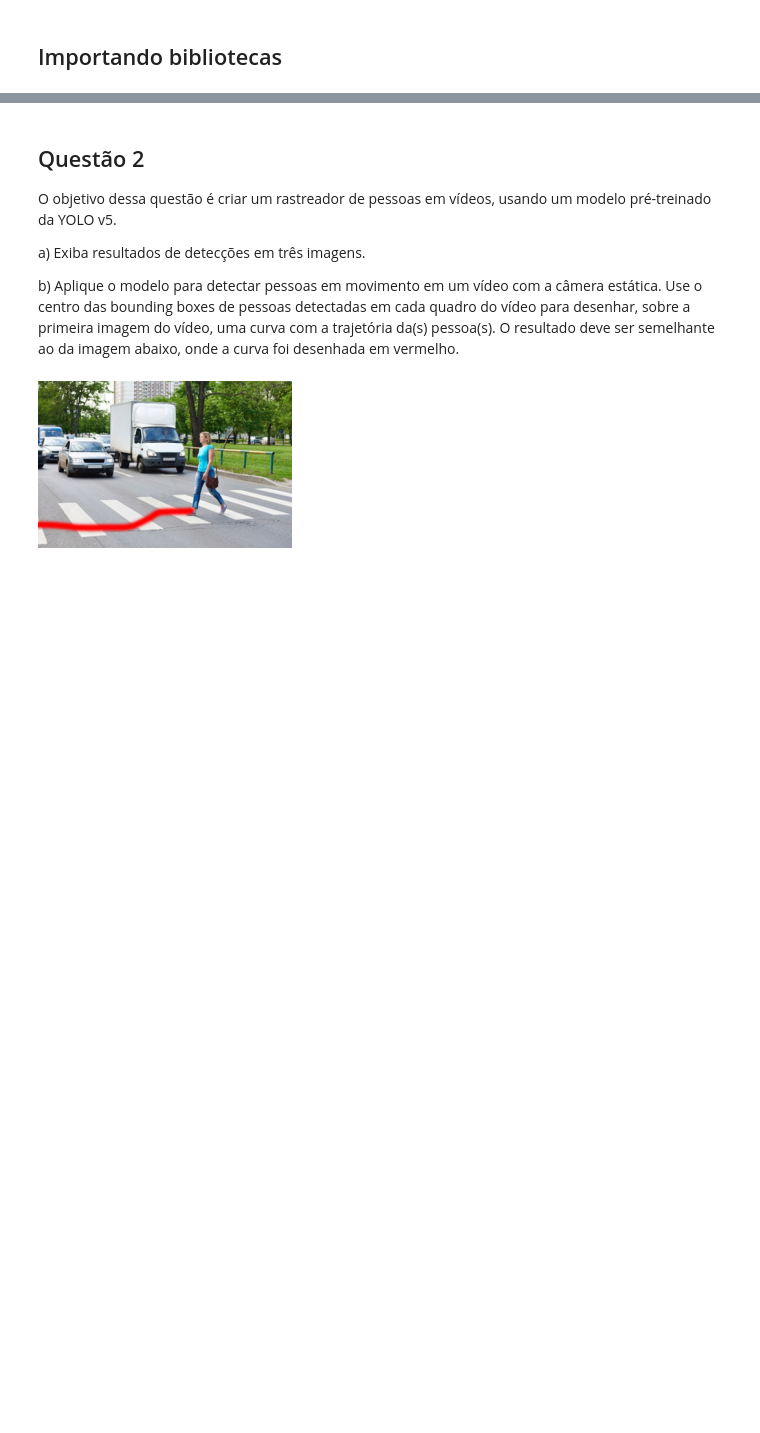
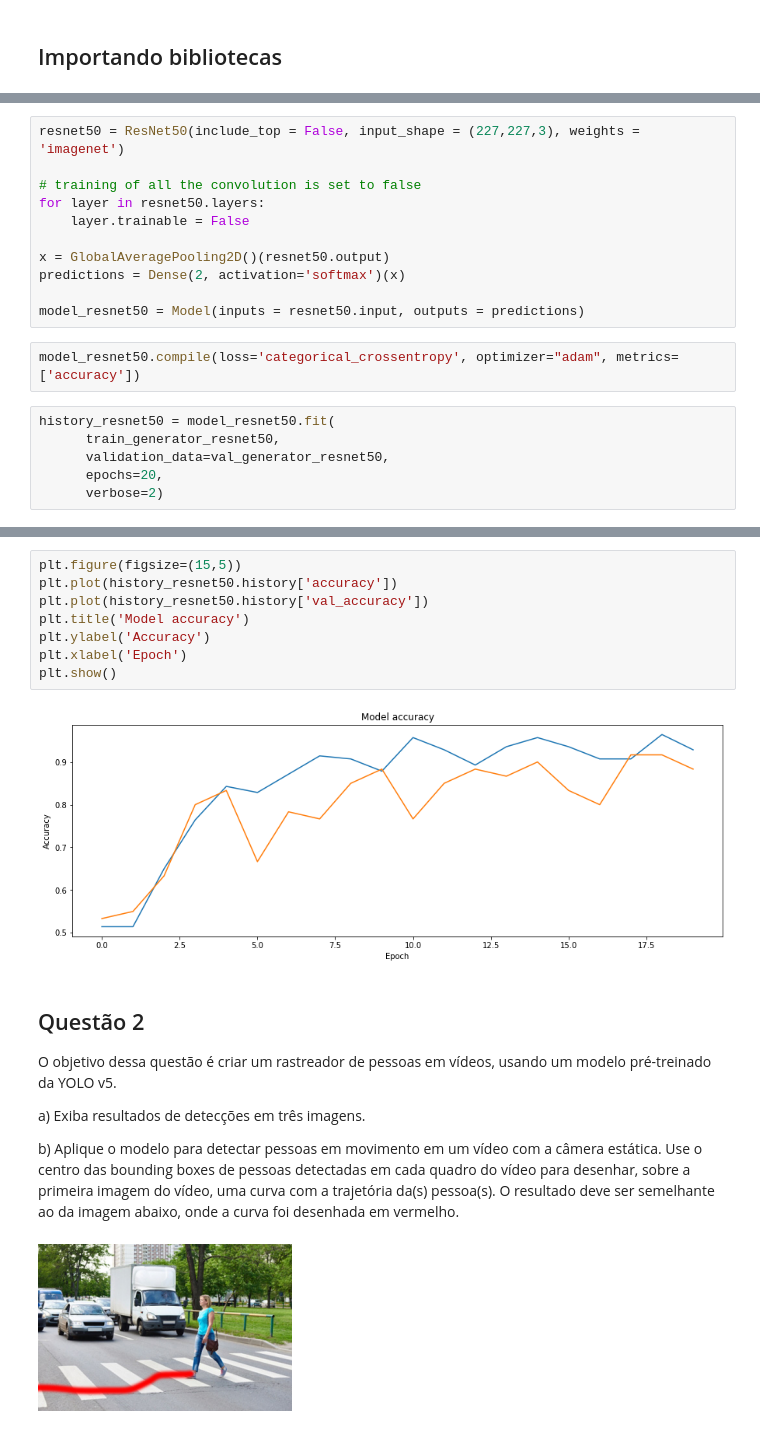
Before and after one commit to audreyemmely/computer-vision, a Jupyter notebook: visaocomp_lista5.ipynb, the cells around one changed output, grey strips where cells are left out. Drawn from its saved outputs; the diff is of its cells as text; blank space fills up the shorter version.

```diff
--- a/visaocomp_lista5.ipynb
+++ b/visaocomp_lista5.ipynb
@@ -32,0 +241,19 @@ https://www.kaggle.com/datasets/muratkokludataset/grapevine-leaves-image-dataset
+# %%
+resnet50 = ResNet50(include_top = False, input_shape = (227,227,3), weights = 'imagenet')
+
+# training of all the convolution is set to false
+for layer in resnet50.layers:
+    layer.trainable = False
+
+x = GlobalAveragePooling2D()(resnet50.output)
+predictions = Dense(2, activation='softmax')(x)
+
+model_resnet50 = Model(inputs = resnet50.input, outputs = predictions)
+# %%
+model_resnet50.compile(loss='categorical_crossentropy', optimizer="adam", metrics=['accuracy'])
+# %%
+history_resnet50 = model_resnet50.fit(
+      train_generator_resnet50,
+      validation_data=val_generator_resnet50,
+      epochs=20,
+      verbose=2)
@@ -33,3 +278,13 @@ https://www.kaggle.com/datasets/muratkokludataset/grapevine-leaves-image-dataset
+# %%
+plt.figure(figsize=(15,5))
+plt.plot(history_resnet50.history['accuracy'])
+plt.plot(history_resnet50.history['val_accuracy'])
+plt.title('Model accuracy')
+plt.ylabel('Accuracy')
+plt.xlabel('Epoch')
+plt.show()
+# %% [output]
+[figure, added]
 # %% [markdown]
 ## Questão 2
 
```
Also changed, not shown: parts of 32 cells of this notebook.
